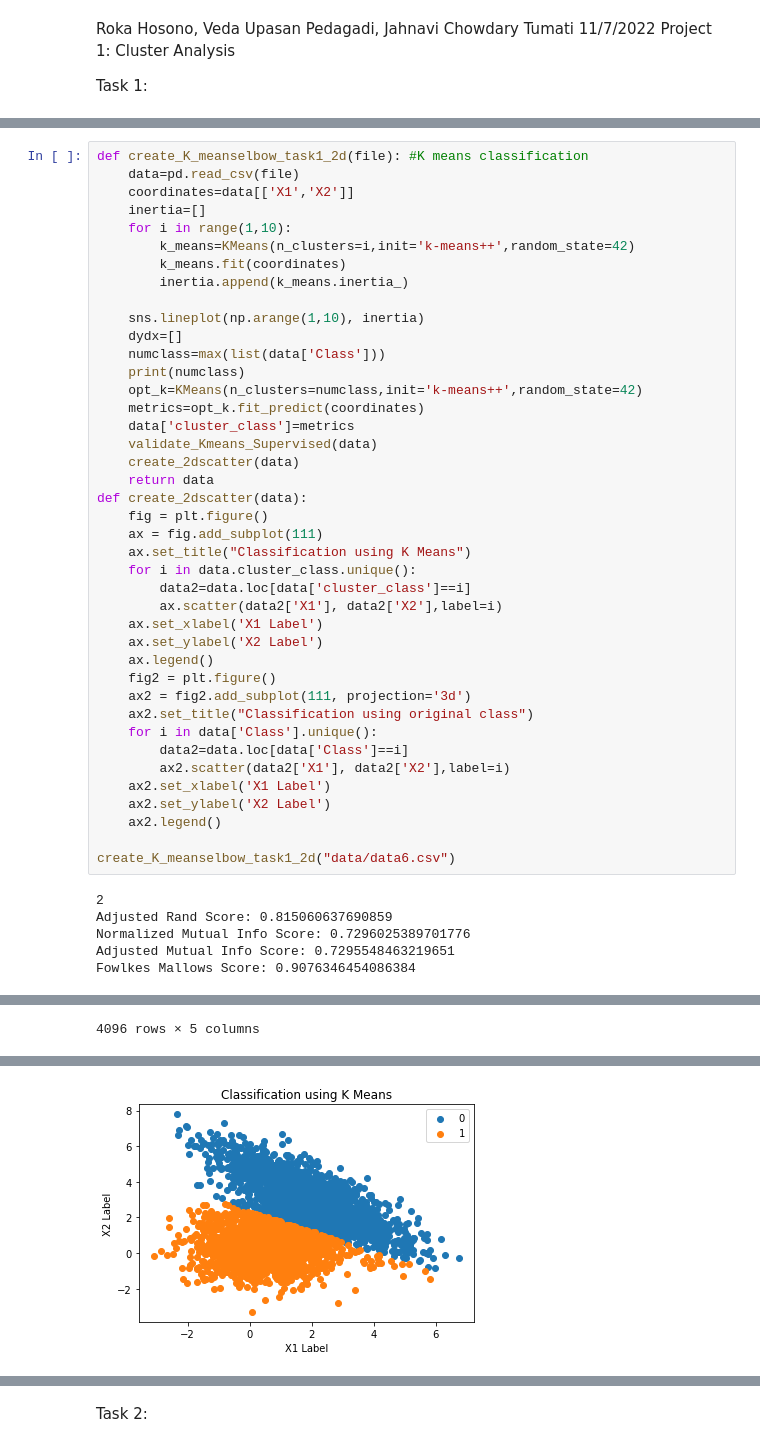
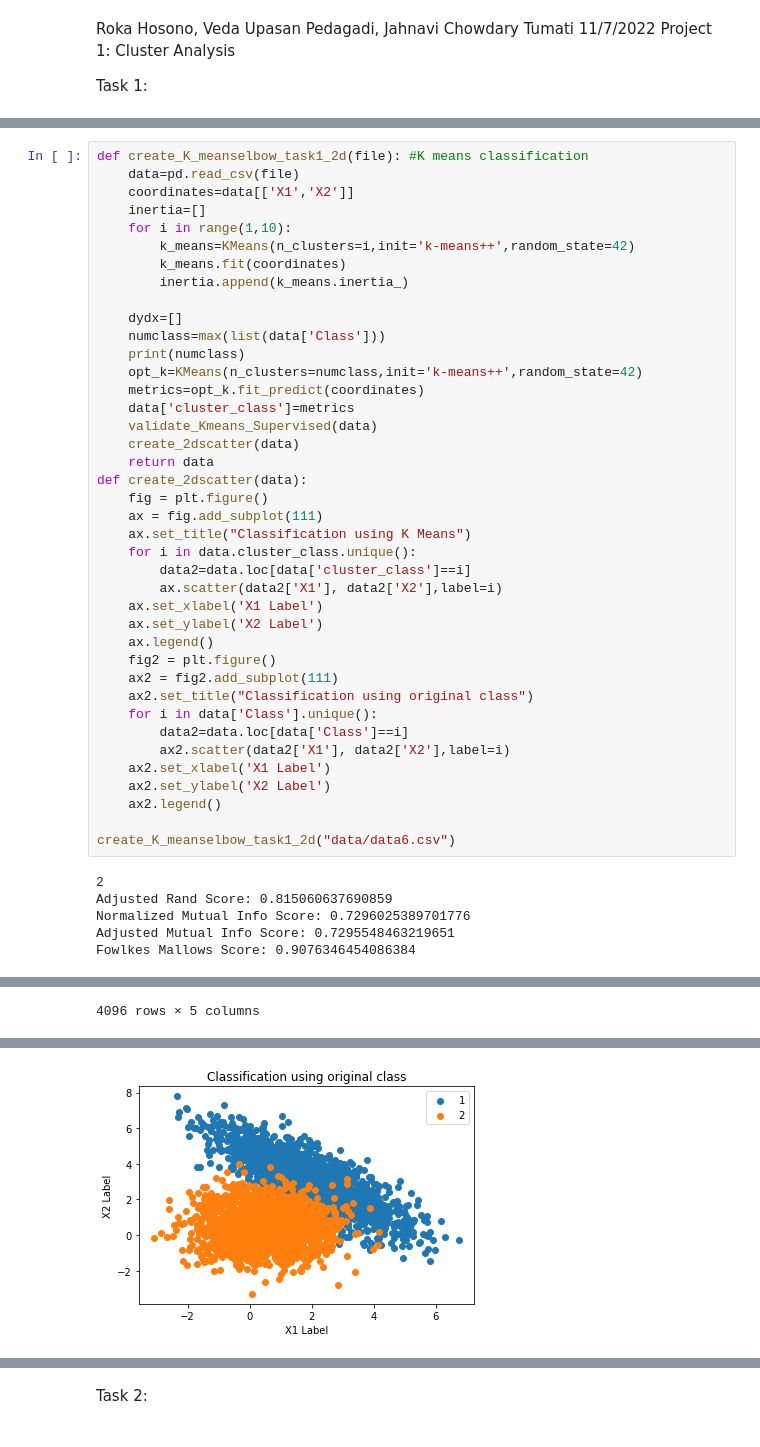
Before and after one commit to glazedonut/IEClusteingAnalysisProject, a Jupyter notebook: report.ipynb, the cells around one changed output, grey strips where cells are left out. Cells and saved outputs as stored; diff of their text form.

Commit message:
fixed some problems with errors and graphs

```diff
--- a/report.ipynb
+++ b/report.ipynb
@@ -192,7 +198,6 @@ def create_K_meanselbow_task1_2d(file): #K means classification
         k_means.fit(coordinates)
         inertia.append(k_means.inertia_)
 
-    sns.lineplot(np.arange(1,10), inertia)
     dydx=[]
     numclass=max(list(data['Class']))
     print(numclass)
@@ -213,7 +218,7 @@ def create_2dscatter(data):
     ax.set_ylabel('X2 Label')
     ax.legend()
     fig2 = plt.figure()
-    ax2 = fig2.add_subplot(111, projection='3d')
+    ax2 = fig2.add_subplot(111)
     ax2.set_title("Classification using original class")
     for i in data['Class'].unique():
         data2=data.loc[data['Class']==i]
@@ -246 +251 @@ Fowlkes Mallows Score: 0.9076346454086384
-[figure, old version]
+[figure, new version]
```
Also changed, not shown: parts of 9 cells of this notebook.
